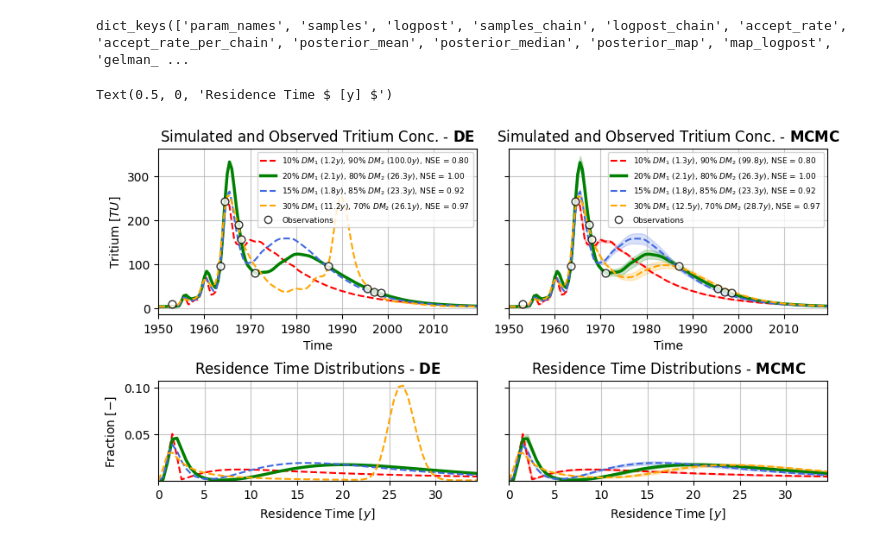
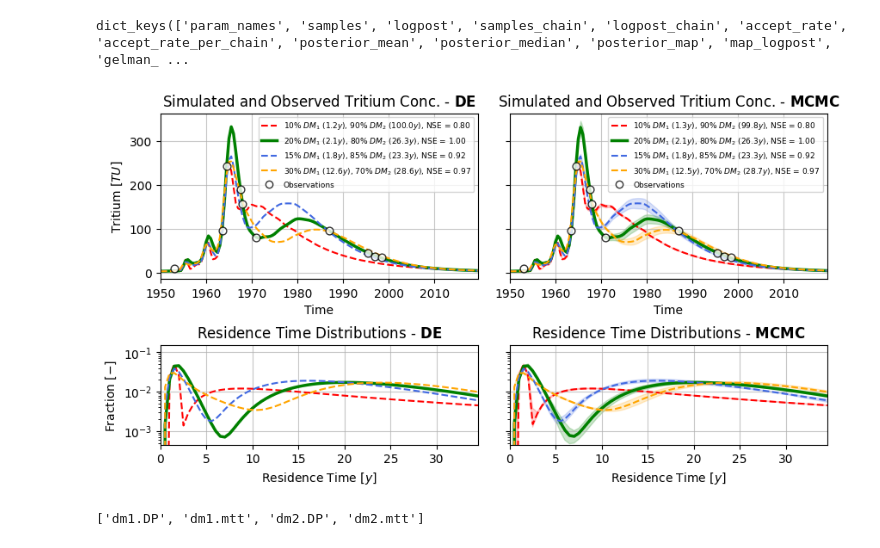
Before and after one commit to iGW-TU-Dresden/PyTracerLab, a Jupyter notebook: docs/examples/example_09.ipynb, the cells around one changed output. Cells and saved outputs as stored; diff of their text form; code cells hidden in the pictures.

```diff
--- a/docs/examples/example_09.ipynb
+++ b/docs/examples/example_09.ipynb
@@ -959,7 +982,12 @@ m1.add_unit(
 
 # create a solver
 m1_solver = ism.Solver(m1)
-res_1_x, res_1 = m1_solver.differential_evolution(sigma=sigma)
+res_1_x, res_1 = m1_solver.differential_evolution(
+    maxiter=maxiter,
+    popsize=popsize,
+    sigma=sigma,
+    random_state=42
+)
 # %%
 res_mcmc_1 = m1_solver.dream_sample(
     n_samples=n_samples,
@@ -1033,7 +1061,12 @@ m2.add_unit(
 
 # create a solver
 m2_solver = ism.Solver(m2)
-res_2_x, res_2 = m2_solver.differential_evolution(sigma=sigma)
+res_2_x, res_2 = m2_solver.differential_evolution(
+    maxiter=maxiter,
+    popsize=popsize,
+    sigma=sigma,
+    random_state=42
+)
 # %%
 res_mcmc_2 = m2_solver.dream_sample(
     n_samples=n_samples,
@@ -1107,7 +1140,12 @@ m3.add_unit(
 
 # create a solver
 m3_solver = ism.Solver(m3)
-res_3_x, res_3 = m3_solver.differential_evolution(sigma=sigma)
+res_3_x, res_3 = m3_solver.differential_evolution(
+    maxiter=maxiter,
+    popsize=popsize,
+    sigma=sigma,
+    random_state=42
+)
 # %%
 res_mcmc_3 = m3_solver.dream_sample(
     n_samples=n_samples,
@@ -1181,7 +1219,12 @@ m4.add_unit(
 
 # create a solver
 m4_solver = ism.Solver(m4)
-res_4_x, res_4 = m4_solver.differential_evolution(sigma=sigma)
+res_4_x, res_4 = m4_solver.differential_evolution(
+    maxiter=maxiter,
+    popsize=popsize,
+    sigma=sigma,
+    random_state=42
+)
 # %%
 res_mcmc_4 = m4_solver.dream_sample(
     n_samples=n_samples,
@@ -1283,7 +1326,7 @@ ax[0].legend(
     "Observations"
     ],
     loc="upper right",
-    fontsize=6.5
+    fontsize=6.5,
 )
 ax[0].set_title(r"Simulated and Observed Tritium Conc. - $ \mathbf{DE} $")
 ax[0].grid(True, alpha=0.7, zorder=0)
@@ -1375,11 +1418,12 @@ for num, (ml, res_x) in enumerate(zip([m2, m1, m3, m4], [res_2_x, res_1_x, res_3
         ls=linestyles[num]
     )
 ax1[0].set_xlim(0., step_limit * dt - dt)
-ax1[0].set_ylim(0.0001)
 ax1[0].grid(True, alpha=0.7, zorder=0)
 ax1[0].set_title(r"Residence Time Distributions - $ \mathbf{DE} $")
 ax1[0].set_xlabel(r"Residence Time $ [y] $")
 ax1[0].set_ylabel(r"Fraction $ [-] $")
+ax1[0].set_yscale("log")
+ax1[0].set_ylim(0.00045, .15)
 
 for num, (ml, s) in enumerate(zip([m2, m1, m3, m4], [res_mcmc_2, res_mcmc_1, res_mcmc_3, res_mcmc_4])):
     # get samples from MCMC
@@ -1394,34 +1438,36 @@ for num, (ml, s) in enumerate(zip([m2, m1, m3, m4], [res_mcmc_2, res_mcmc_1, res
         for item in zip(ml.param_keys(free_only=True), sample):
             ml.set_param(key=item[0], value=item[1])
         # get age distribution
         age_distributions = ml.get_age_distributions()
         age_dists.append(
             age_distributions["fractions"][0] * age_distributions["distributions"][0][:step_limit] + \
             age_distributions["fractions"][1] * age_distributions["distributions"][1][:step_limit]
         )
     # plot
     ax1[1].plot(
         t_plot,
         np.median(age_dists, axis=0),
         alpha=1.,
         c=colors[num],
         lw=lws[num],
         ls=linestyles[num]
     )
     ax1[1].fill_between(
         t_plot,
         np.quantile(age_dists, 0.99, axis=0),
         np.quantile(age_dists, 0.01, axis=0),
         alpha=.2,
         color=colors[num]
     )
 
 ax1[1].grid(True, alpha=0.7, zorder=0)
 ax1[1].set_title(r"Residence Time Distributions - $ \mathbf{MCMC} $")
 ax1[1].set_xlabel(r"Residence Time $ [y] $")
 
-# ax.set_yscale("log")
-# plt.savefig("calibration_benchmark.png", dpi=400, bbox_inches="tight")
+plt.savefig("calibration_benchmark.png", dpi=400, bbox_inches="tight")
 # %% [output]
-Text(0.5, 0, 'Residence Time $ [y] $')
-[figure, old version]
+[figure, new version]
+# %%
+res_mcmc_1["param_names"]
+# %% [output]
+['dm1.DP', 'dm1.mtt', 'dm2.DP', 'dm2.mtt']
```
Also changed, not shown: parts of 5 cells of this notebook, 6 other files.
